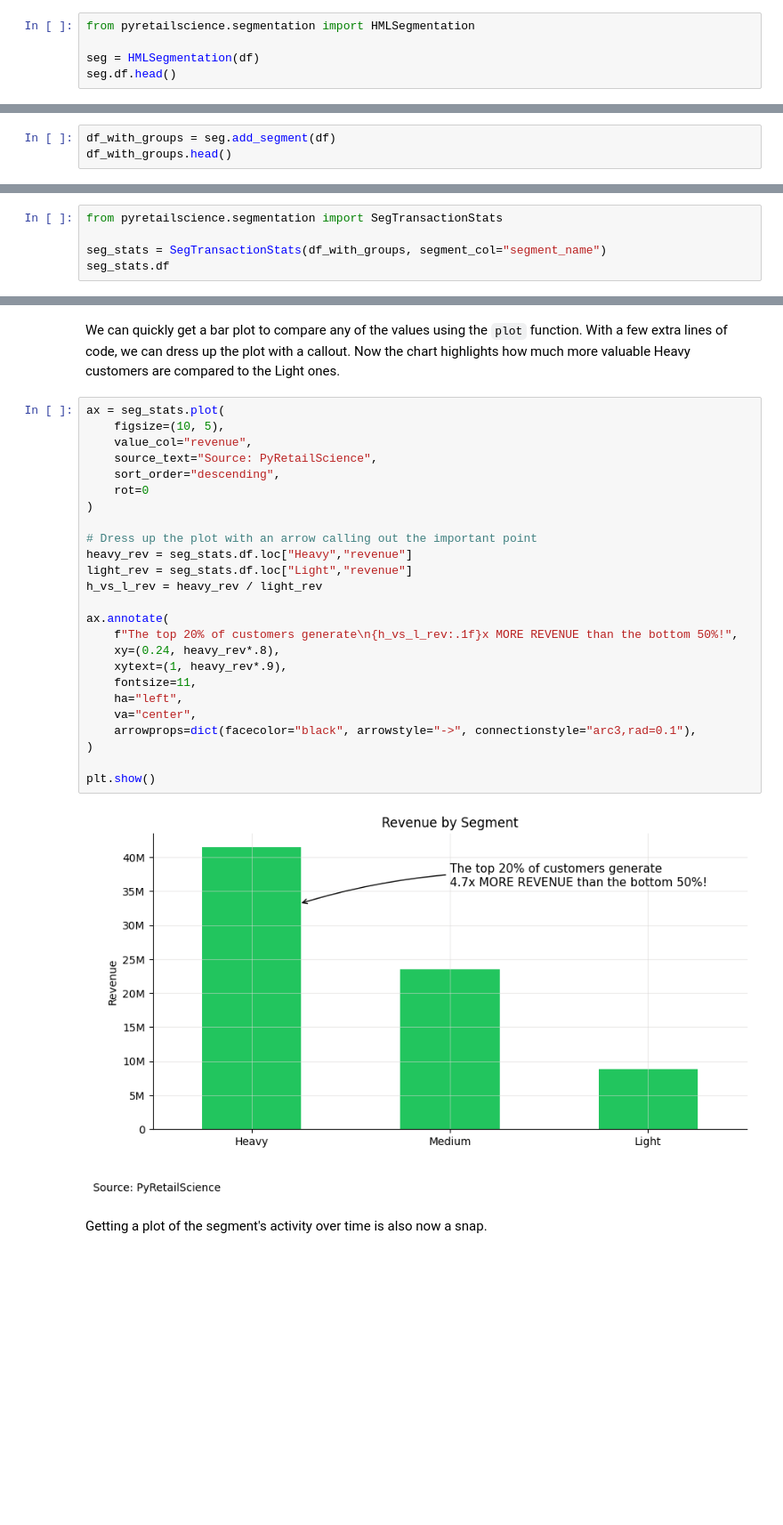
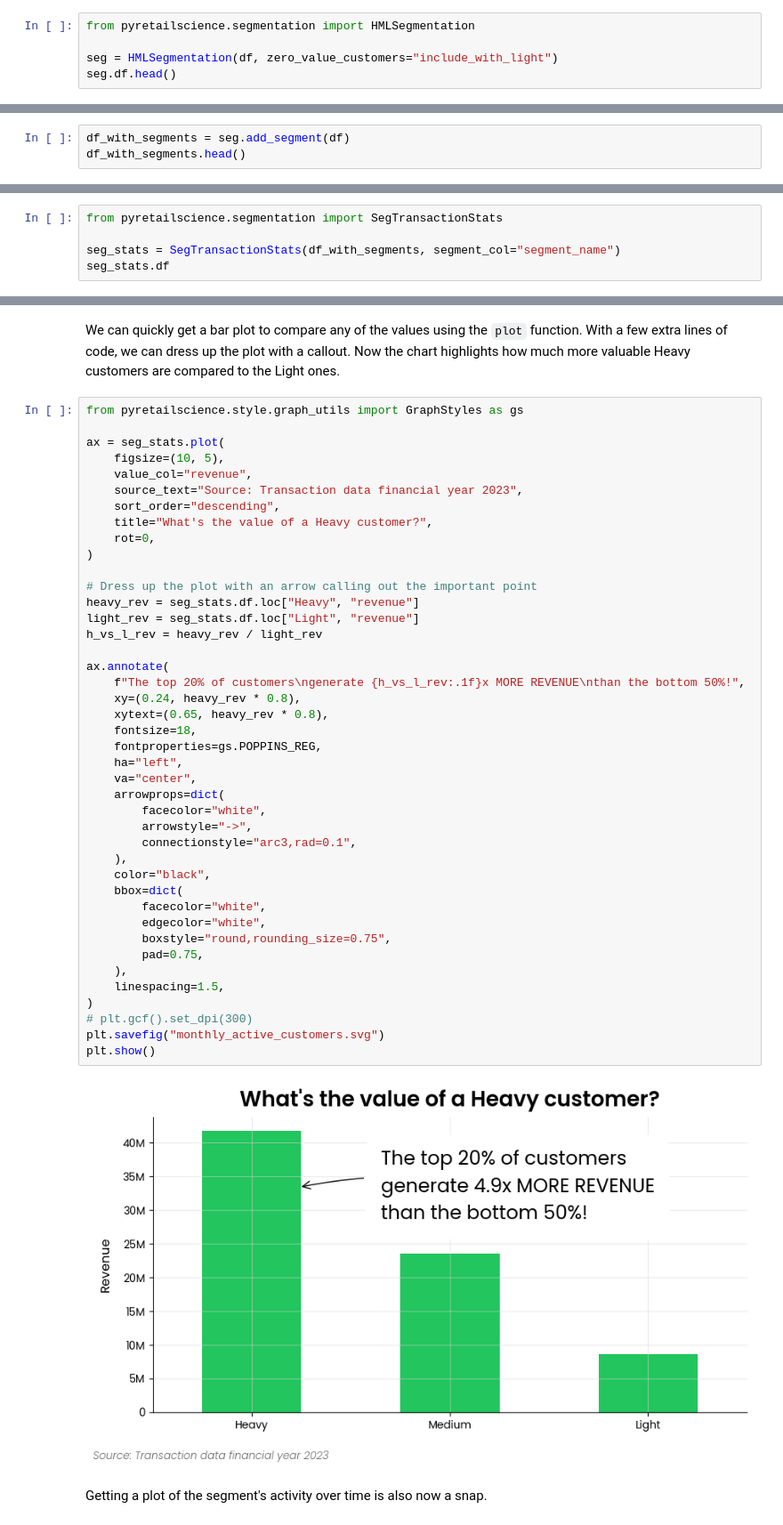
Before and after one commit to Data-Simply/pyretailscience, a Jupyter notebook: docs/examples/segmentation.ipynb, the cells around one changed output, grey strips where cells are left out. Shown at 89% size. Cells and saved outputs as stored; diff of their text form; blank space fills up the shorter version.

Commit message:
Updated chart styles (#27)

```diff
--- a/docs/examples/segmentation.ipynb
+++ b/docs/examples/segmentation.ipynb
@@ -62,7 +56,7 @@ Using PyRetailScience it takes only one line of code to get HML segments.
 # %%
 from pyretailscience.segmentation import HMLSegmentation
 
-seg = HMLSegmentation(df)
+seg = HMLSegmentation(df, zero_value_customers="include_with_light")
 seg.df.head()
 # %% [output]
 |  | total_price | segment_name | segment_id |
@@ -75,7 +69,7 @@ seg.df.head()
 # %% [markdown]
 We can then attach those segments back to the original dataframe. You can see these segments to the very right of the dataframe.
 # %%
-df_with_groups = seg.add_segment(df)
-df_with_groups.head()
+df_with_segments = seg.add_segment(df)
+df_with_segments.head()
 # %% [output]
 |  | transaction_id | transaction_datetime | customer_id | product_id | product_name | category_0_name | ... |
@@ -89,7 +83,7 @@ Now it's only one line of code to get standard KPIs on each customer segment. Th
 # %%
 from pyretailscience.segmentation import SegTransactionStats
 
-seg_stats = SegTransactionStats(df_with_groups, segment_col="segment_name")
+seg_stats = SegTransactionStats(df_with_segments, segment_col="segment_name")
 seg_stats.df
 # %% [output]
 |  | revenue | transactions | customers | total_quantity | price_per_unit | quantity_per_transaction | ... |
@@ -100,32 +94,49 @@ seg_stats.df
 # %% [markdown]
 We can quickly get a bar plot to compare any of the values using the `plot` function. With a few extra lines of code, we can dress up the plot with a callout. Now the chart highlights how much more valuable Heavy customers are compared to the Light ones.
 # %%
+from pyretailscience.style.graph_utils import GraphStyles as gs
+
 ax = seg_stats.plot(
     figsize=(10, 5),
     value_col="revenue",
-    source_text="Source: PyRetailScience",
+    source_text="Source: Transaction data financial year 2023",
     sort_order="descending",
-    rot=0
+    title="What's the value of a Heavy customer?",
+    rot=0,
 )
 
 # Dress up the plot with an arrow calling out the important point
-heavy_rev = seg_stats.df.loc["Heavy","revenue"]
-light_rev = seg_stats.df.loc["Light","revenue"]
+heavy_rev = seg_stats.df.loc["Heavy", "revenue"]
+light_rev = seg_stats.df.loc["Light", "revenue"]
 h_vs_l_rev = heavy_rev / light_rev
 
 ax.annotate(
-    f"The top 20% of customers generate\n{h_vs_l_rev:.1f}x MORE REVENUE than the bottom 50%!",
-    xy=(0.24, heavy_rev*.8),
-    xytext=(1, heavy_rev*.9),
-    fontsize=11,
+    f"The top 20% of customers\ngenerate {h_vs_l_rev:.1f}x MORE REVENUE\nthan the bottom 50%!",
+    xy=(0.24, heavy_rev * 0.8),
+    xytext=(0.65, heavy_rev * 0.8),
+    fontsize=18,
+    fontproperties=gs.POPPINS_REG,
     ha="left",
     va="center",
-    arrowprops=dict(facecolor="black", arrowstyle="->", connectionstyle="arc3,rad=0.1"),
+    arrowprops=dict(
+        facecolor="white",
+        arrowstyle="->",
+        connectionstyle="arc3,rad=0.1",
+    ),
+    color="black",
+    bbox=dict(
+        facecolor="white",
+        edgecolor="white",
+        boxstyle="round,rounding_size=0.75",
+        pad=0.75,
+    ),
+    linespacing=1.5,
 )
-
+# plt.gcf().set_dpi(300)
+plt.savefig("monthly_active_customers.svg")
 plt.show()
 # %% [output]
-[figure, old version]
+[figure, new version]
 # %% [markdown]
 Getting a plot of the segment's activity over time is also now a snap.
 # %%
```
Also changed, not shown: parts of 7 cells of this notebook, 11 other files.
